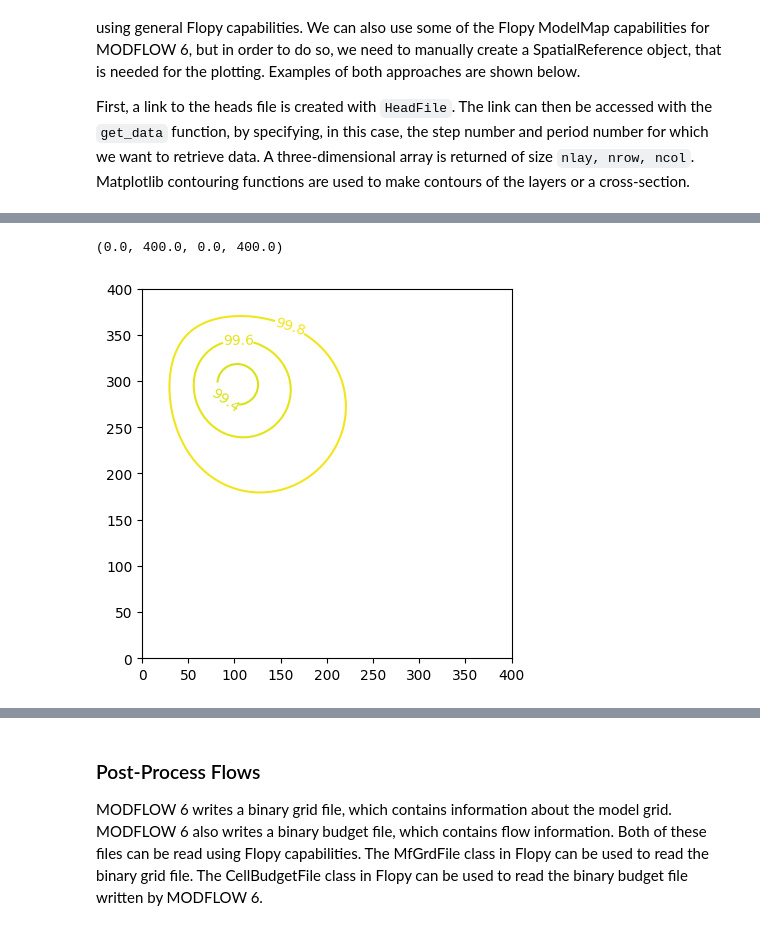
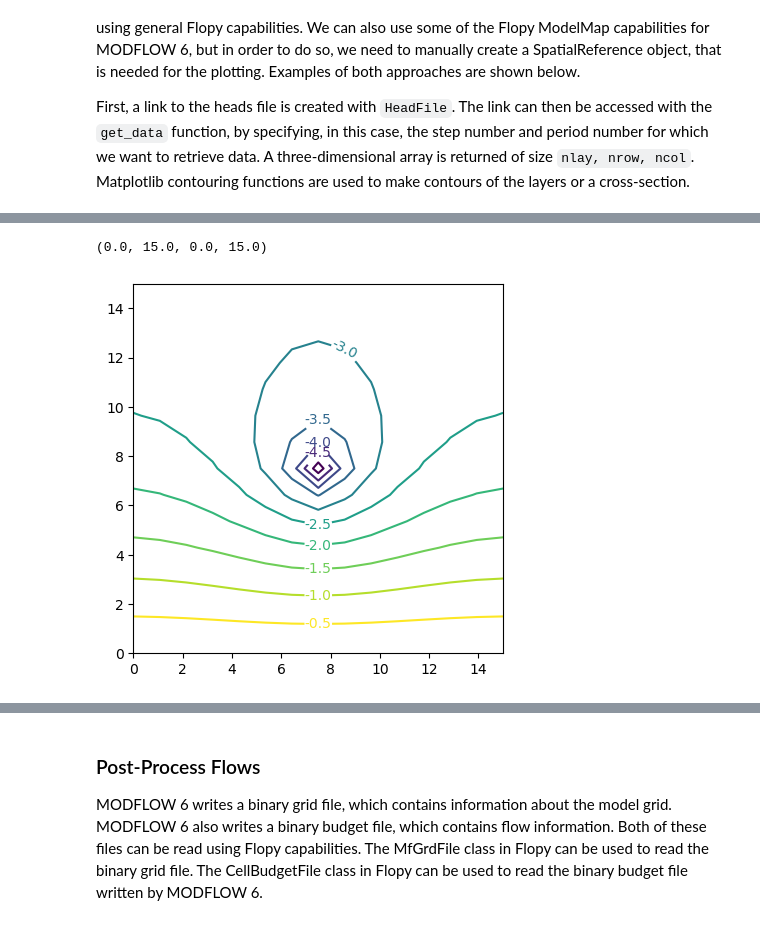
Before and after one commit to snoorduijn/flopy_example, a Jupyter notebook: mf6_simple_model_example_00.ipynb, the cells around one changed output, grey strips where cells are left out. Cells and saved outputs as stored; diff of their text form; code cells hidden in the pictures.

```diff
--- a/mf6_simple_model_example_00.ipynb
+++ b/mf6_simple_model_example_00.ipynb
@@ -31,3 +31,11 @@ flopy version: 3.4.1
 # Model input files and output files will reside here.
 temp_dir = TemporaryDirectory()
 workspace = os.path.join(temp_dir.name, "mf6Well")
+# %%
+# Alternatively - create a folder to save the output files
+workspace = os.path.join(".", "mf6Well")
+try:
+    os.mkdir(workspace)
+    print("Directory '%s' created" %workspace)
+except OSError as error:
+    print(error)
@@ -303,10 +304,7 @@ First, a link to the heads file is created with `HeadFile`. The link can then be
 # as for previous MODFLOW verions
 fname = os.path.join(workspace, headfile)
 hds = flopy.utils.binaryfile.HeadFile(fname)
-h = hds.get_data(kstpkper=(0, 0))
-x = y = np.linspace(0, L, N)
-y = y[::-1]
-c = plt.contour(x, y, h[0], np.arange(90, 100.1, 0.2))
-plt.clabel(c, fmt="%2.1f")
-plt.axis("scaled")
+h = hds.get_alldata()
+
+h.shape
 # %% [output]
@@ -315,9 +312,10 @@ plt.axis("scaled")
 # %%
-x = y = np.linspace(0, L, N)
-y = y[::-1]
-c = plt.contour(x, y, h[-1], np.arange(90, 100.1, 0.2))
+
+x = y = np.linspace(0, nrow, ncol)
+min_hd = round(np.min(h[-1, 0,:, :]),0)
+c = plt.contour(x, y, h[-1, 0,:, :], np.arange(min_hd, const_head, 0.5))
 plt.clabel(c, fmt="%1.1f")
 plt.axis("scaled")
 # %% [output]
-(0.0, 400.0, 0.0, 400.0)
+(0.0, 15.0, 0.0, 15.0)
-[figure, old version]
+[figure, new version]
```
Also changed, not shown: parts of 23 cells of this notebook, 22 other files.
